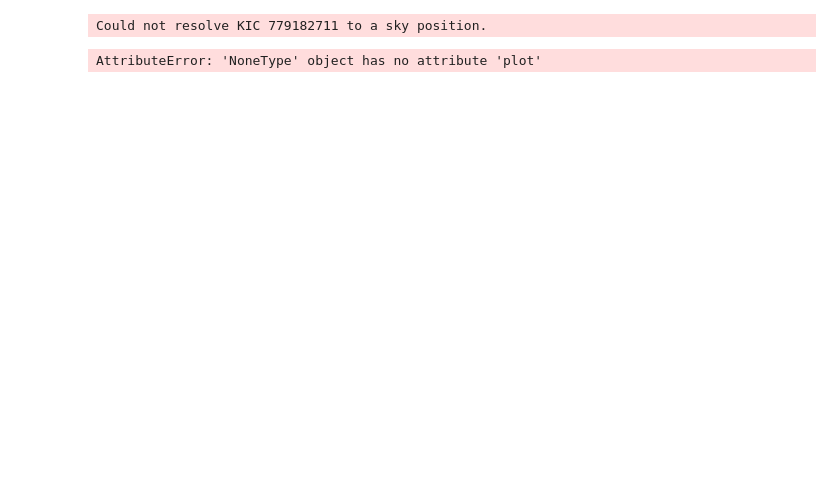
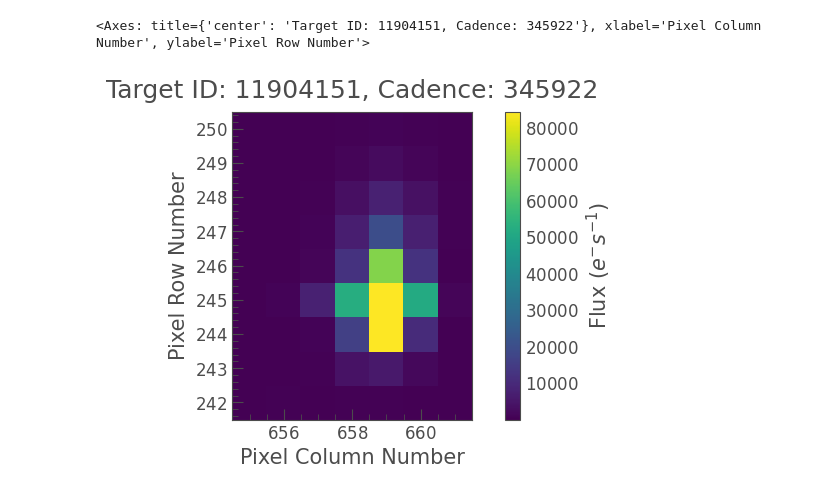
Before and after one commit to hsadler/sci-playground, a Jupyter notebook: python_lightkurve.ipynb, the cells around one changed output. Cells and saved outputs as stored; diff of their text form; code cells hidden in the pictures; blank space fills up the shorter version.

Commit message:
get a search for space telescope data working

```diff
--- a/python_lightkurve.ipynb
+++ b/python_lightkurve.ipynb
@@ -8,9 +6,9 @@ import numpy as np
 # %%
 # Download the pixelfile for a given star
 # A quarter means a quarter of a year
-pixelFile = search_targetpixelfile('KIC 779182711', author="Kepler", cadence="long", quarter=4).download()
+pixelFile = lk.search_targetpixelfile('kplr011904151', quarter=4).download()
 # Show a single snapshot
 pixelFile.plot(frame=42)
 # %% [output]
-Could not resolve KIC 779182711 to a sky position.
+<Axes: title={'center': 'Target ID: 11904151, Cadence: 345922'}, xlabel='Pixel Column Number', ylabel='Pixel Row Number'>
-AttributeError: 'NoneType' object has no attribute 'plot'
+[figure, added]
```
Also changed, not shown: parts of 1 cell of this notebook, 2 other files.
